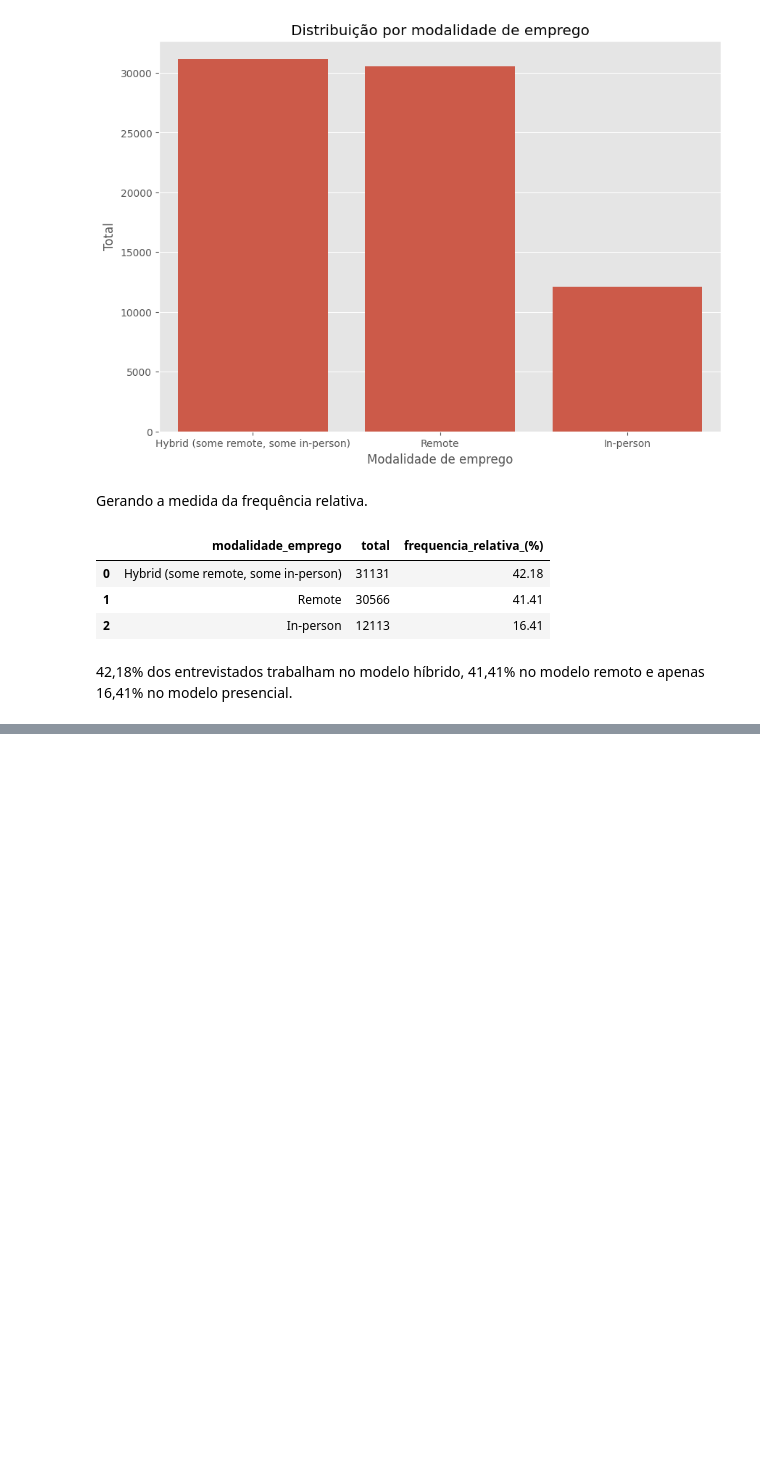
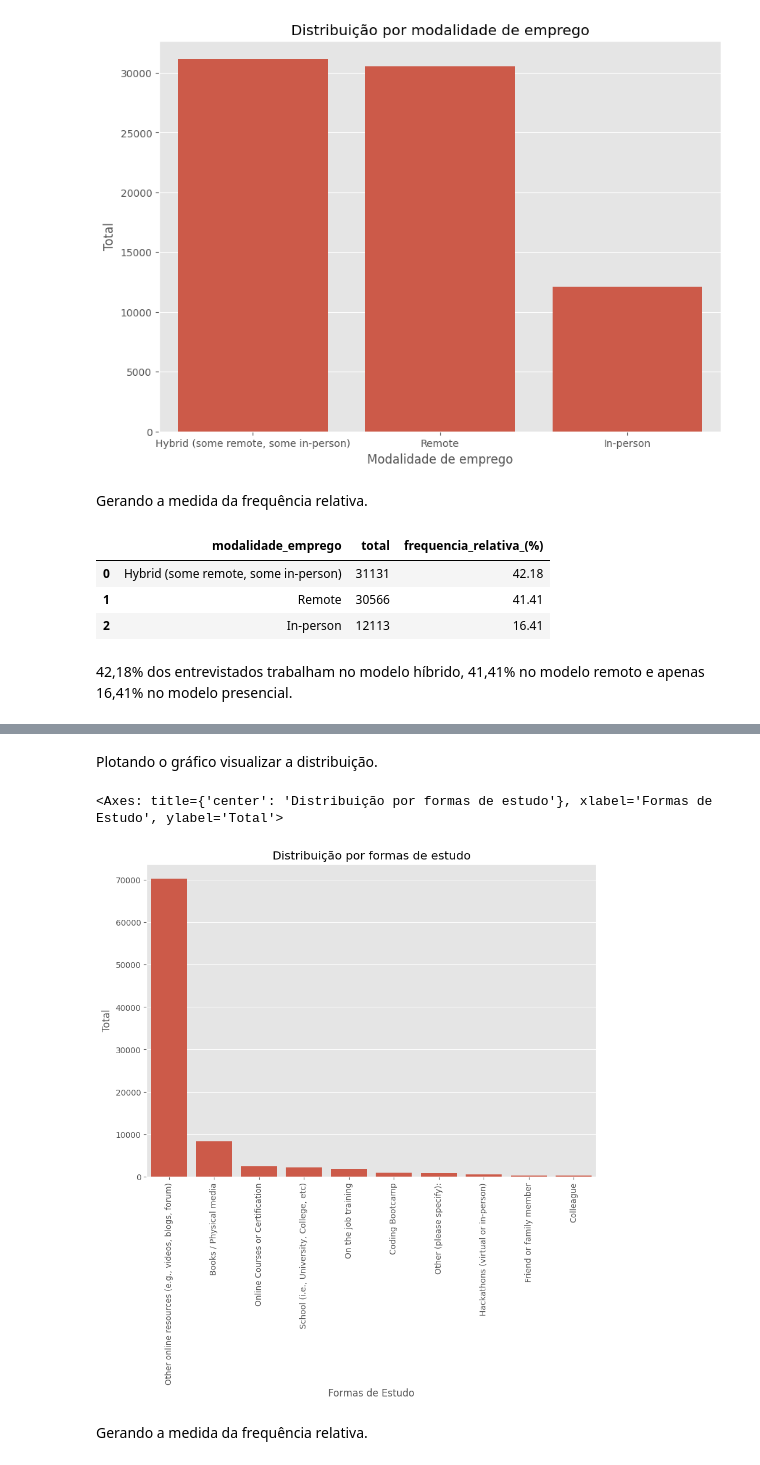
Before and after one commit to LucasMarchesoni/stack_overflow_developer_survey, a Jupyter notebook: notebook/survey.ipynb, the cells around one changed output, grey strips where cells are left out. Drawn from its saved outputs; the diff is of its cells as text; code cells hidden in the pictures; blank space fills up the shorter version.

```diff
--- a/notebook/survey.ipynb
+++ b/notebook/survey.ipynb
@@ -252,0 +289,21 @@ df_remote_work_groupped
+# %%
+learn_code_type_values = df_learn_code_type['formas_de_estudar'].tolist()
+
+case_when_clause = ""
+for value in learn_code_type_values:
+    case_when_clause += f"WHEN \"LearnCode\" LIKE '%%{value}%%' THEN '{value}'\n"
+
+query = f"""
+SELECT
+    CASE
+        {case_when_clause} ELSE 'Other'
+    END as formas_de_estudar,
+    COUNT(*) as total
+FROM survey
+WHERE "LearnCode" IS NOT NULL
+GROUP BY formas_de_estudar
+ORDER BY total DESC;
+"""
+
+df_learn_code_grouped = db.query_to_dataframe(query)
+df_learn_code_grouped
@@ -252,0 +322,14 @@ df_remote_work_groupped
+# %% [markdown]
+Plotando o gráfico visualizar a distribuição.
+# %%
+_ = plt.figure(figsize=(10, 7))
+_ = plt.title("Distribuição por formas de estudo")
+_ = plt.xlabel("Formas de Estudo")
+_ = plt.ylabel("Total")
+_ = plt.xticks(rotation = 90)
+sns.barplot(data = df_learn_code_grouped, x = 'formas_de_estudar', y = 'total')
+# %% [output]
+<Axes: title={'center': 'Distribuição por formas de estudo'}, xlabel='Formas de Estudo', ylabel='Total'>
+[figure, added]
+# %% [markdown]
+Gerando a medida da frequência relativa.
```
Also changed, not shown: parts of 73 cells of this notebook, 1 other file.
